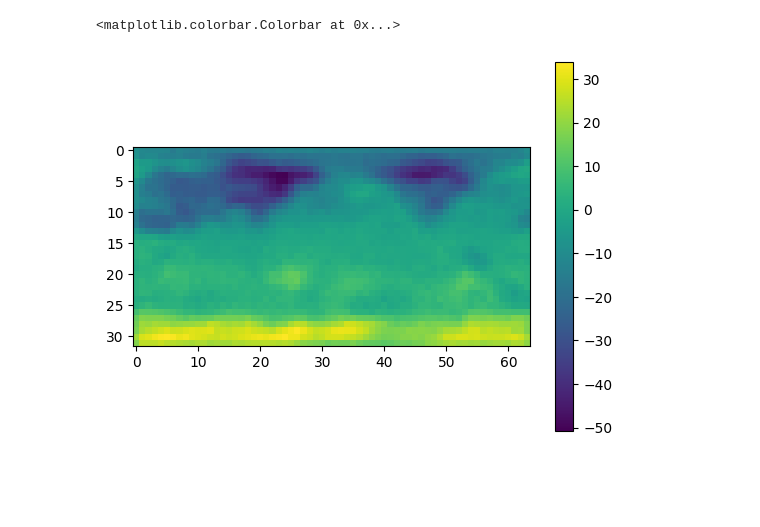
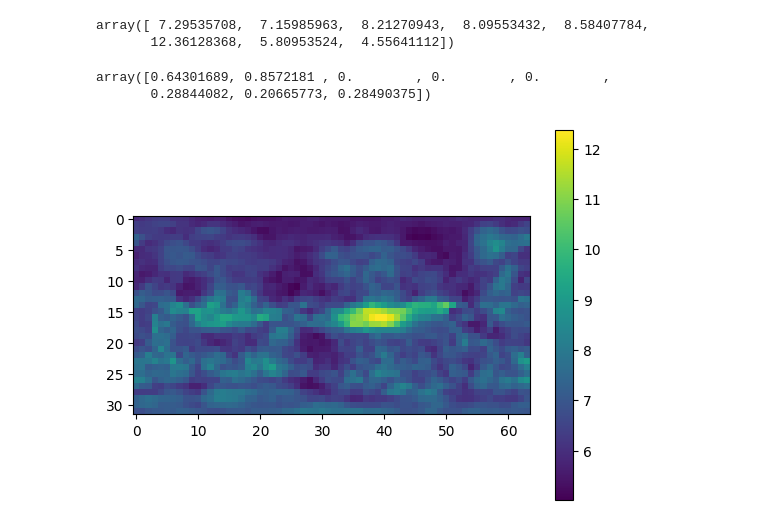
Before and after one commit to trevor-harris/LSCI, a Jupyter notebook: weather/weather_table5.ipynb, the cells around one changed output. Drawn from its saved outputs; the diff is of its cells as text; code cells hidden in the pictures; blank space fills up the shorter version.

```diff
--- a/weather/weather_table5.ipynb
+++ b/weather/weather_table5.ipynb
@@ -410,10 +431,13 @@ with torch.no_grad():
 rval_fno = yval - yval_fno
 rtest_fno = ytest - ytest_fno
 rtest_fno2 = ytest - ytest_hat2
+rtest_mu = ytest - ytest_mu
 # _, nlat, nlon = rval_fno.shape
 # %%
 rval_fno = rval_fno.reshape(-1, nlat*nlon)
 rtest_fno = rtest_fno.reshape(-1, nlat*nlon)
+rtest_fno2 = rtest_fno2.reshape(-1, nlat*nlon)
+rtest_mu = rtest_mu.reshape(-1, nlat*nlon)
 
 yval_quant = yval_quant.reshape(-1, nlat*nlon)
 yval_hat2 = yval_hat2.reshape(-1, nlat*nlon)
@@ -423,6 +447,7 @@ ytest_quant2  = ytest_quant2.reshape(-1, nlat*nlon)
 yval = yval.reshape(-1, nlat*nlon)
 yval_mu = yval_mu.reshape(-1, nlat*nlon)
 yval_sd = yval_sd.reshape(-1, nlat*nlon)
+ytest_mu  = ytest_mu.reshape(-1, nlat*nlon)
 ytest_sd  = ytest_sd.reshape(-1, nlat*nlon)
 ytest_quant  = ytest_quant.reshape(-1, nlat*nlon)
 # %%
@@ -448,6 +473,10 @@ uqn1_lower, uqn1_upper = -uqno_lam*ytest_quant2, uqno_lam*ytest_quant2
 # %%
 pdon_lower, pdon_upper = prob_don(yval.squeeze(), yval_mu, yval_sd, ytest_sd, alpha)
 qdon_lower, qdon_upper = quant_don(yval.squeeze(), yval_quant, ytest_quant, alpha)
+# %%
+x_state = pcax.fit(xval.reshape(-1, nlat*nlon), 5)
+xval_fpc = pcax.transform(x_state, xval.reshape(-1, nlat*nlon))
+xtest_fpc = pcax.transform(x_state, xtest.reshape(-1, nlat*nlon))
 # %%
 rng = random.PRNGKey(0)
 ntest = ytest.shape[0]
@@ -515,17 +552,0 @@ ValueError: zero-size array to reduction operation max which has no identity
-# %%
-for k in trange(20):
-
-    ## LSCI 1
-    rng, key1, key2 = random.split(rng, 3)
-    local_ens, dphi, qval = phi_resample(xval.reshape(-1, 1, nlat*nlon),
-                                         xtest[k].reshape(1, nlat*nlon),
-                                         rval_fpc,
-                                         nsamp, nproj, key1,
-                                         alpha, 'tukey', 'gaussian', 2)
-    local_ens = pcax.recover(pca_state, local_ens)
-    local_ens = local_ens[dphi > qval]
-
-    uval = jnp.max(local_ens, axis = 0)
-    lval = jnp.min(local_ens, axis = 0)
-    cover[k, 0] = risk(lval, uval, rtest_fno[k])
-    width[k, 0] = np.median(uval - lval)
@@ -536,6 +552,0 @@ local_ens.shape
-# %%
-plt.imshow(local_ens[2].reshape(nlat,nlon))
-plt.colorbar()
-# %% [output]
-<matplotlib.colorbar.Colorbar at 0x...>
-[figure, removed]
@@ -541,0 +558,16 @@ plt.colorbar()
+# %%
+np.mean(width[0:500], axis = 0)
+# %% [output]
+array([ 7.29535708,  7.15985963,  8.21270943,  8.09553432,  8.58407784,
+       12.36128368,  5.80953524,  4.55641112])
+# %%
+np.std(width[0:200], axis = 0)
+# %% [output]
+array([0.64301689, 0.8572181 , 0.        , 0.        , 0.        ,
+       0.28844082, 0.20665773, 0.28490375])
+# %%
+plt.imshow(jnp.abs(uval-lval).reshape(nlat, nlon))
+plt.colorbar()
+plt.show()
+# %% [output]
+[figure, added]
```
Also changed, not shown: parts of 11 cells of this notebook.
